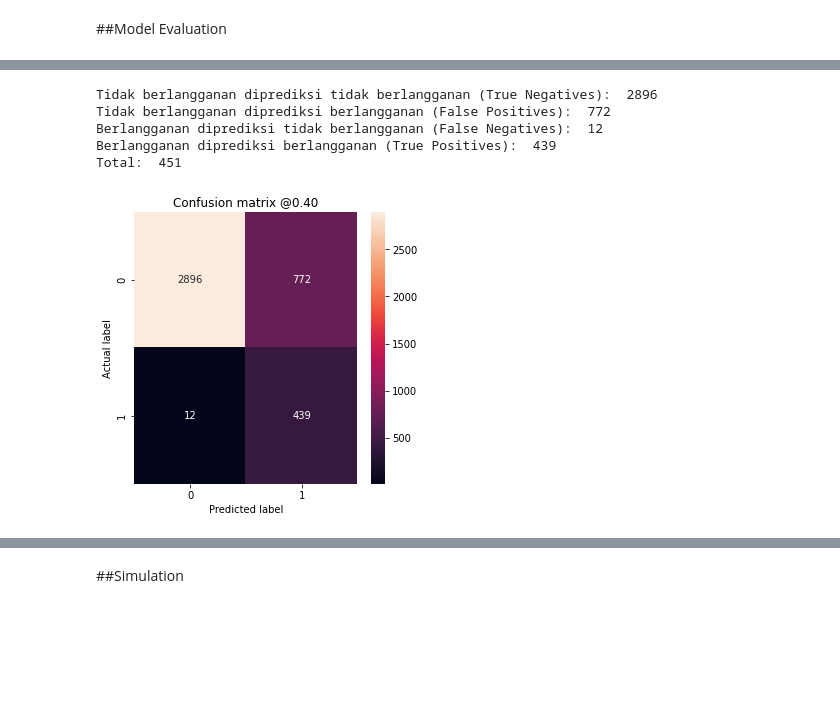
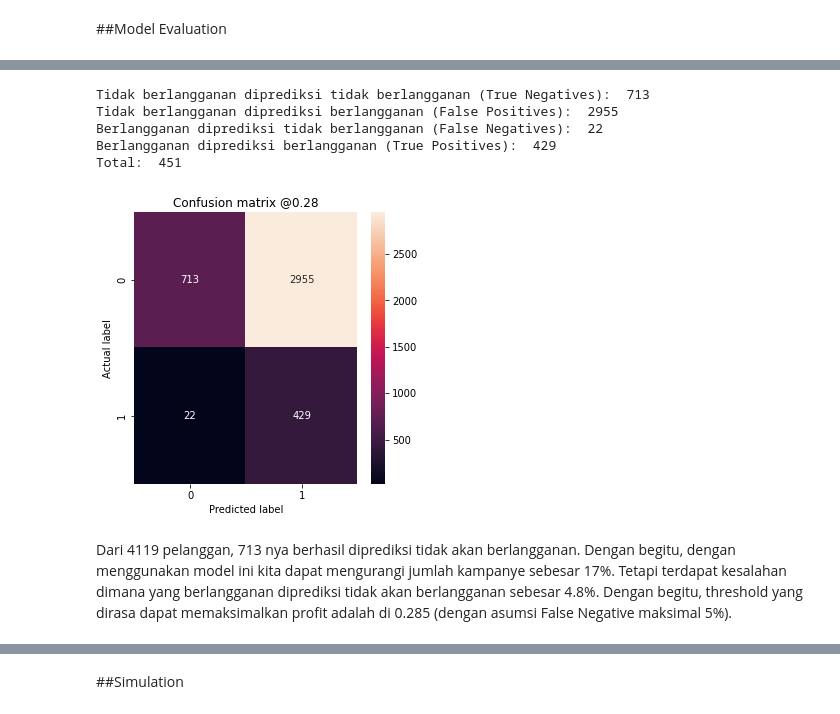
Before and after one commit to andreanstev/Bank_Telemarketing_Analysis, a Jupyter notebook: _Demo_day_Fintech_8_with_socioeconomy_features.ipynb, the cells around one changed output, grey strips where cells are left out. Saved outputs shown, nothing was run; the diff lists cells and outputs as text; code cells hidden in the pictures; blank space fills up the shorter version.

```diff
--- a/_Demo_day_Fintech_8_with_socioeconomy_features.ipynb
+++ b/_Demo_day_Fintech_8_with_socioeconomy_features.ipynb
@@ -313,3 +305,12 @@ dataset_test.drop(columns=["default", "contact",	"day_of_week", "campaign",	"pda
+# %%
+# drop_columns = ["contact",	"day_of_week", "month", "campaign", "poutcome", "y"]
+drop_columns = ["contact",	"day_of_week", "month", "poutcome", "y"]
+
+dataset_train['target'] = dataset_train.loc[:, 'y'].apply(lambda x : 0 if x == "no" else 1)
+dataset_train.drop(columns=drop_columns, inplace=True)
+
+dataset_test['target'] = dataset_test.loc[:, 'y'].apply(lambda x : 0 if x == "no" else 1)
+dataset_test.drop(columns=drop_columns, inplace=True)
 # %% [markdown]
 dataset train ini merupakan dataframe pandas, split data train dengan ratio 80:20 . 20 % untuk validasi
 # %%
@@ -388,9 +372,9 @@ array([[-0.27201688],
 membagikan column berdasarkan numeric atau categorical integer atau string
 # %%
 # numeric_keys = ["balance", "duration"]
-numeric_keys = ["duration", "emp.var.rate", "cons.price.idx", "cons.conf.idx", "euribor3m", "nr.employed"]
-categorical_integer_keys = ["age"]
-categorical_string_keys = ["job", "marital", "education", "housing", "loan", "month"]
+numeric_keys = ["emp.var.rate", "cons.price.idx", "cons.conf.idx", "euribor3m", "nr.employed"]
+categorical_integer_keys = ["age", "campaign", "pdays", "previous"]
+categorical_string_keys = ["job", "marital", "education", "housing", "loan"]
 all_inputs = []
 all_preprocessors = []
 # %%
@@ -460,13 +444,14 @@ METRICS = [
       tf.keras.metrics.BinaryAccuracy(name='accuracy'),
       tf.keras.metrics.Precision(name='precision'),
       tf.keras.metrics.Recall(name='recall'),
+      tf.keras.metrics.AUC(name='auc')
 ]
-model.compile(optimizer=tf.keras.optimizers.Adam(),
+model.compile(optimizer=tf.keras.optimizers.Adam(amsgrad=True),
               loss=tf.keras.losses.BinaryCrossentropy(),
               metrics=METRICS)
 # %%
-loss = tf.keras.callbacks.EarlyStopping(monitor='loss', patience=5, restore_best_weights=True)
-val_loss = tf.keras.callbacks.EarlyStopping(monitor='val_loss', patience=5, restore_best_weights=True)
+loss = tf.keras.callbacks.EarlyStopping(monitor='loss', patience=7, restore_best_weights=True)
+val_loss = tf.keras.callbacks.EarlyStopping(monitor='val_loss', patience=7, restore_best_weights=True)
 history = model.fit(train_ds, epochs=100, validation_data=val_ds, validation_steps=32, callbacks=[loss, val_loss], steps_per_epoch=32)
 # %% [output]
 Epoch 1/100
@@ -522,12 +513,14 @@ Total:  451
 # %%
-plot_confution_matrix(label_test, predict_test, p=0.4)
+plot_confution_matrix(label_test, predict_test, p=0.285)
 # %% [output]
-Tidak berlangganan diprediksi tidak berlangganan (True Negatives):  2896
-Tidak berlangganan diprediksi berlangganan (False Positives):  772
-Berlangganan diprediksi tidak berlangganan (False Negatives):  12
-Berlangganan diprediksi berlangganan (True Positives):  439
+Tidak berlangganan diprediksi tidak berlangganan (True Negatives):  713
+Tidak berlangganan diprediksi berlangganan (False Positives):  2955
+Berlangganan diprediksi tidak berlangganan (False Negatives):  22
+Berlangganan diprediksi berlangganan (True Positives):  429
 Total:  451
-[figure, old version]
+[figure, new version]
+# %% [markdown]
+Dari 4119 pelanggan, 713 nya berhasil diprediksi tidak akan berlangganan. Dengan begitu, dengan menggunakan model ini kita dapat mengurangi jumlah kampanye sebesar 17%. Tetapi terdapat kesalahan dimana yang berlangganan diprediksi tidak akan berlangganan sebesar 4.8%. Dengan begitu, threshold yang dirasa dapat memaksimalkan profit adalah di 0.285 (dengan asumsi False Negative maksimal 5%).
 # %%
 dataset_test.sort_values(by=["target"], ascending=True).head()
 # %% [output]
```
Also changed, not shown: parts of 27 cells of this notebook.
